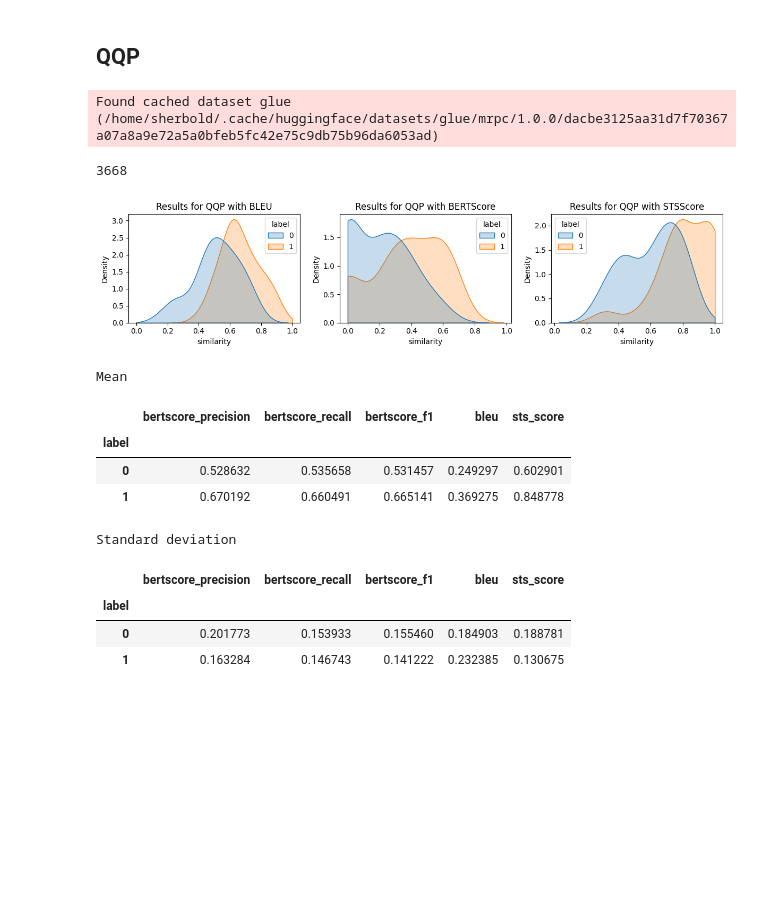
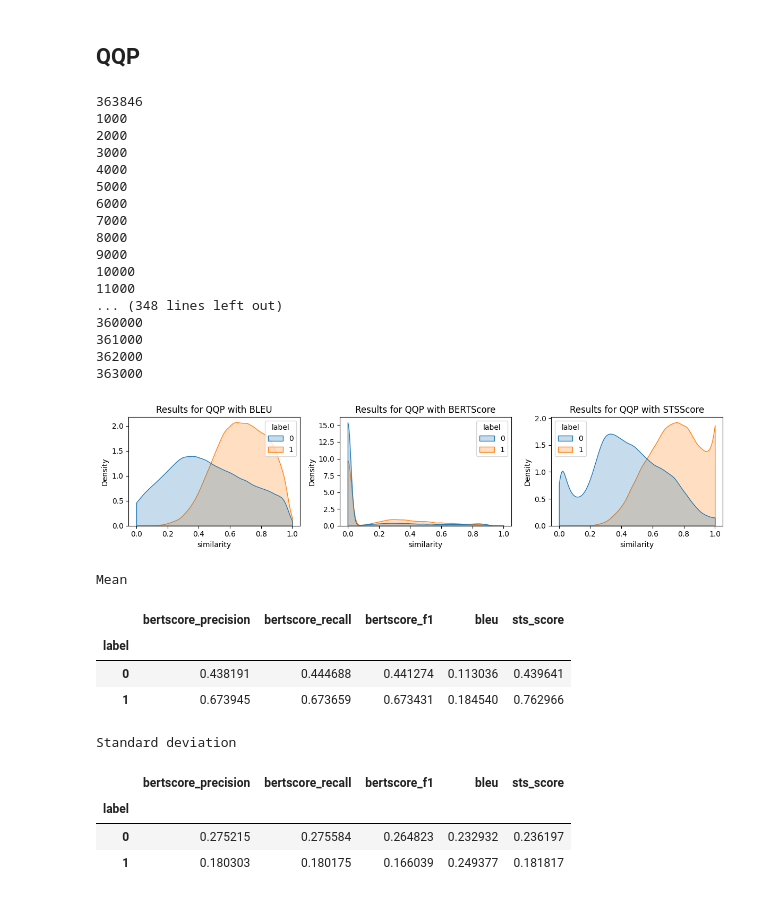
Before and after one commit to aieng-lab/stsscore, a Jupyter notebook: eval-semantic-similarity.ipynb, the cells around one changed output. Drawn from its saved outputs; the diff is of its cells as text; code cells hidden in the pictures; blank space fills up the shorter version.

```diff
--- a/eval-semantic-similarity.ipynb
+++ b/eval-semantic-similarity.ipynb
@@ -42,7 +42,7 @@ def fetch_scores(scorer, bleu, data, feature1, feature2):
         if count % 1000 == 0:
             print(count)
         if count > 100:
-            break
+            #break
             pass
     return scores
 # %% [markdown]
@@ -129,38 +151,53 @@ Standard deviation
 # %% [markdown]
 ## QQP
 # %%
-data = load_dataset('glue', 'mrpc')['train']
-scores_qqp = pd.DataFrame(fetch_scores(scorer, bleu, data, 'sentence1', 'sentence2'))
+data = load_dataset('glue', 'qqp')['train']
+scores_qqp = pd.DataFrame(fetch_scores(scorer, bleu, data, 'question1', 'question2'))
 fig, axes = plt.subplots(1, 3, figsize=(12, 3))
 sns.kdeplot(scores_qqp, x="bleu", hue="label", fill=True, common_norm=False, clip=[0,1], ax=axes[1])
 sns.kdeplot(scores_qqp, x="bertscore_f1", hue="label", fill=True, common_norm=False, clip=[0,1], ax=axes[0])
 sns.kdeplot(scores_qqp, x="sts_score", hue="label", fill=True, common_norm=False, clip=[0,1], ax=axes[2])
 axes[0].set_title("Results for QQP with BLEU")
 axes[0].set_xlabel("similarity")
 axes[1].set_title("Results for QQP with BERTScore")
 axes[1].set_xlabel("similarity")
 axes[2].set_title("Results for QQP with STSScore")
 axes[2].set_xlabel("similarity")
 sns.move_legend(axes[2], "upper left")
 fig.tight_layout()
 plt.savefig('plots/qqp.pdf', bbox_inches='tight')
 plt.show()
 print('Mean')
-display(scores_mrpc.groupby('label').mean())
+display(scores_qqp.groupby('label').mean())
 print('Standard deviation')
-display(scores_mrpc.groupby('label').std())
-scores_mrpc.to_csv('scores/qqp.csv')
+display(scores_qqp.groupby('label').std())
+scores_qqp.to_csv('scores/qqp.csv')
 # %% [output]
-Found cached dataset glue (/home/sherbold/.cache/huggingface/datasets/glue/mrpc/1.0.0/dacbe3125aa31d7f70367a07a8a9e72a5a0bfeb5fc42e75c9db75b96da6053ad)
+363846
+1000
+2000
+3000
+4000
+5000
+6000
+7000
+8000
+9000
+10000
+11000
+... (348 lines left out)
+360000
+361000
+362000
+363000
+[figure, new version]
-3668
+Mean
-[figure, old version]
+|  | bertscore_precision | bertscore_recall | bertscore_f1 | bleu | sts_score |
+| label |  |  |  |  |  |
+| 0 | 0.438191 | 0.444688 | 0.441274 | 0.113036 | 0.439641 |
+| 1 | 0.673945 | 0.673659 | 0.673431 | 0.184540 | 0.762966 |
-Mean
+Standard deviation
-|  | bertscore_precision | bertscore_recall | bertscore_f1 | bleu | sts_score |
-| label |  |  |  |  |  |
-| 0 | 0.528632 | 0.535658 | 0.531457 | 0.249297 | 0.602901 |
-| 1 | 0.670192 | 0.660491 | 0.665141 | 0.369275 | 0.848778 |
-Standard deviation
 |  | bertscore_precision | bertscore_recall | bertscore_f1 | bleu | sts_score |
 | label |  |  |  |  |  |
-| 0 | 0.201773 | 0.153933 | 0.155460 | 0.184903 | 0.188781 |
-| 1 | 0.163284 | 0.146743 | 0.141222 | 0.232385 | 0.130675 |
+| 0 | 0.275215 | 0.275584 | 0.264823 | 0.232932 | 0.236197 |
+| 1 | 0.180303 | 0.180175 | 0.166039 | 0.249377 | 0.181817 |
```
Also changed, not shown: parts of 2 cells of this notebook, 6 other files.
